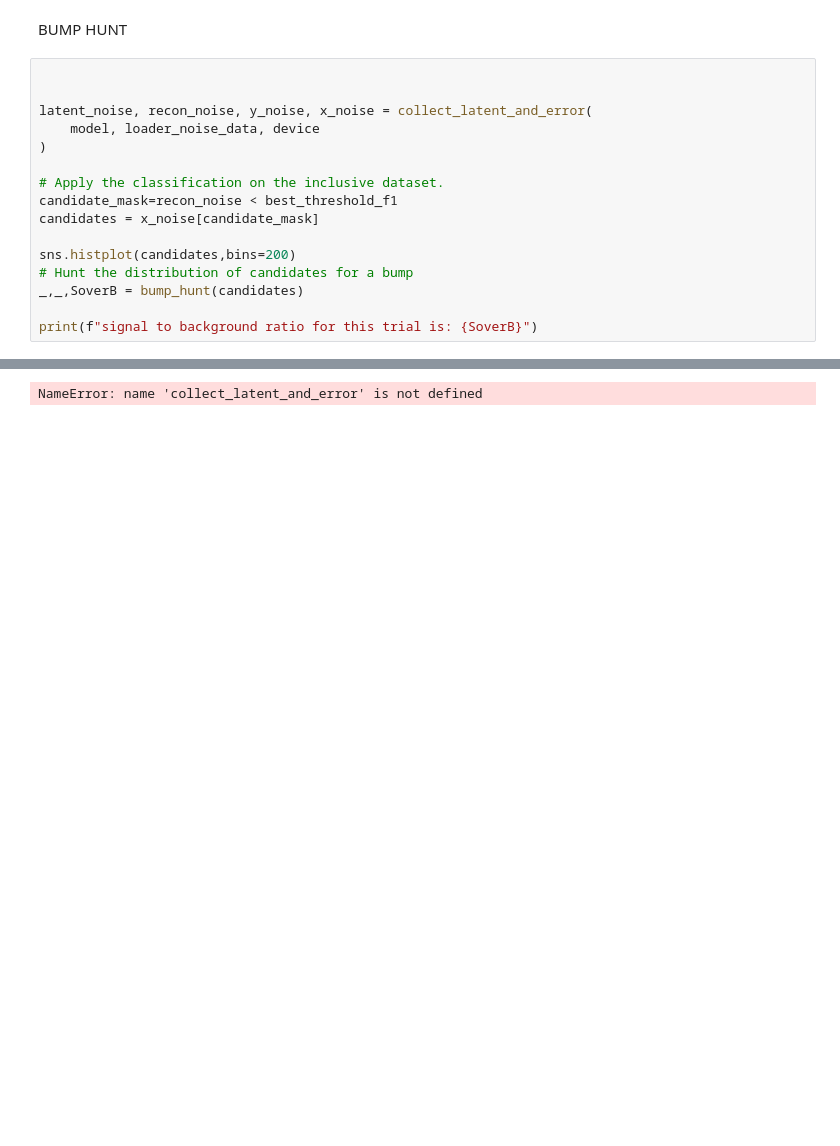
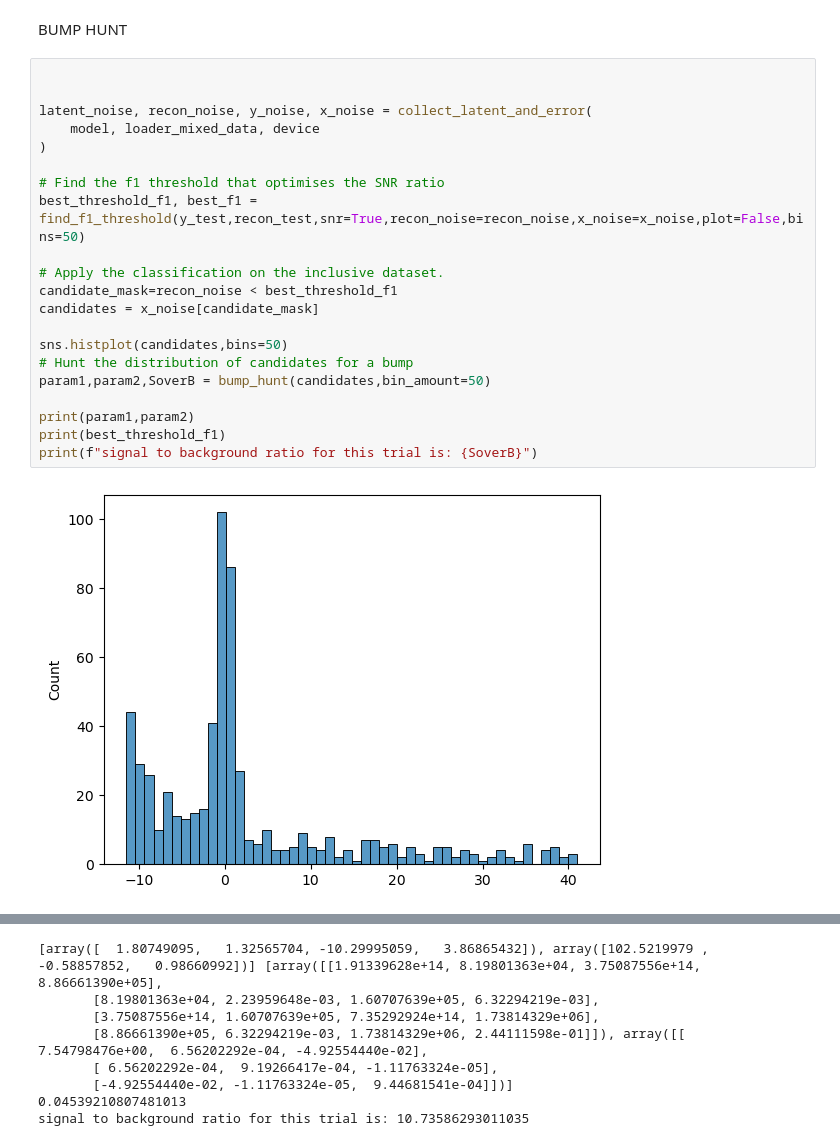
Before and after one commit to SanderGeurts/ML_2025_2026_Jesper_Anna_Sander, a Jupyter notebook: Autoencoders_hyperparam_opt.ipynb, the cells around one changed output, grey strips where cells are left out. Cells and saved outputs as stored; diff of their text form; blank space fills up the shorter version.

```diff
--- a/Autoencoders_hyperparam_opt.ipynb
+++ b/Autoencoders_hyperparam_opt.ipynb
@@ -897,17 +895,23 @@ BUMP HUNT
 # %%
 
 
 latent_noise, recon_noise, y_noise, x_noise = collect_latent_and_error(
-    model, loader_noise_data, device
+    model, loader_mixed_data, device
 )
+
+# Find the f1 threshold that optimises the SNR ratio
+best_threshold_f1, best_f1 = find_f1_threshold(y_test,recon_test,snr=True,recon_noise=recon_noise,x_noise=x_noise,plot=False,bins=50)
 
 # Apply the classification on the inclusive dataset.
 candidate_mask=recon_noise < best_threshold_f1
 candidates = x_noise[candidate_mask]
 
-sns.histplot(candidates,bins=200)
+sns.histplot(candidates,bins=50)
 # Hunt the distribution of candidates for a bump
-_,_,SoverB = bump_hunt(candidates)
+param1,param2,SoverB = bump_hunt(candidates,bin_amount=50)
 
+print(param1,param2)
+print(best_threshold_f1)
 print(f"signal to background ratio for this trial is: {SoverB}")
 # %% [output]
+[figure, added]
@@ -914 +919,8 @@ print(f"signal to background ratio for this trial is: {SoverB}")
-NameError: name 'collect_latent_and_error' is not defined
+[array([  1.80749095,   1.32565704, -10.29995059,   3.86865432]), array([102.5219979 ,  -0.58857852,   0.98660992])] [array([[1.91339628e+14, 8.19801363e+04, 3.75087556e+14, 8.86661390e+05],
+       [8.19801363e+04, 2.23959648e-03, 1.60707639e+05, 6.32294219e-03],
+       [3.75087556e+14, 1.60707639e+05, 7.35292924e+14, 1.73814329e+06],
+       [8.86661390e+05, 6.32294219e-03, 1.73814329e+06, 2.44111598e-01]]), array([[ 7.54798476e+00,  6.56202292e-04, -4.92554440e-02],
+       [ 6.56202292e-04,  9.19266417e-04, -1.11763324e-05],
+       [-4.92554440e-02, -1.11763324e-05,  9.44681541e-04]])]
+0.04539210807481013
+signal to background ratio for this trial is: 10.73586293011035
```
Also changed, not shown: parts of 11 cells of this notebook.
